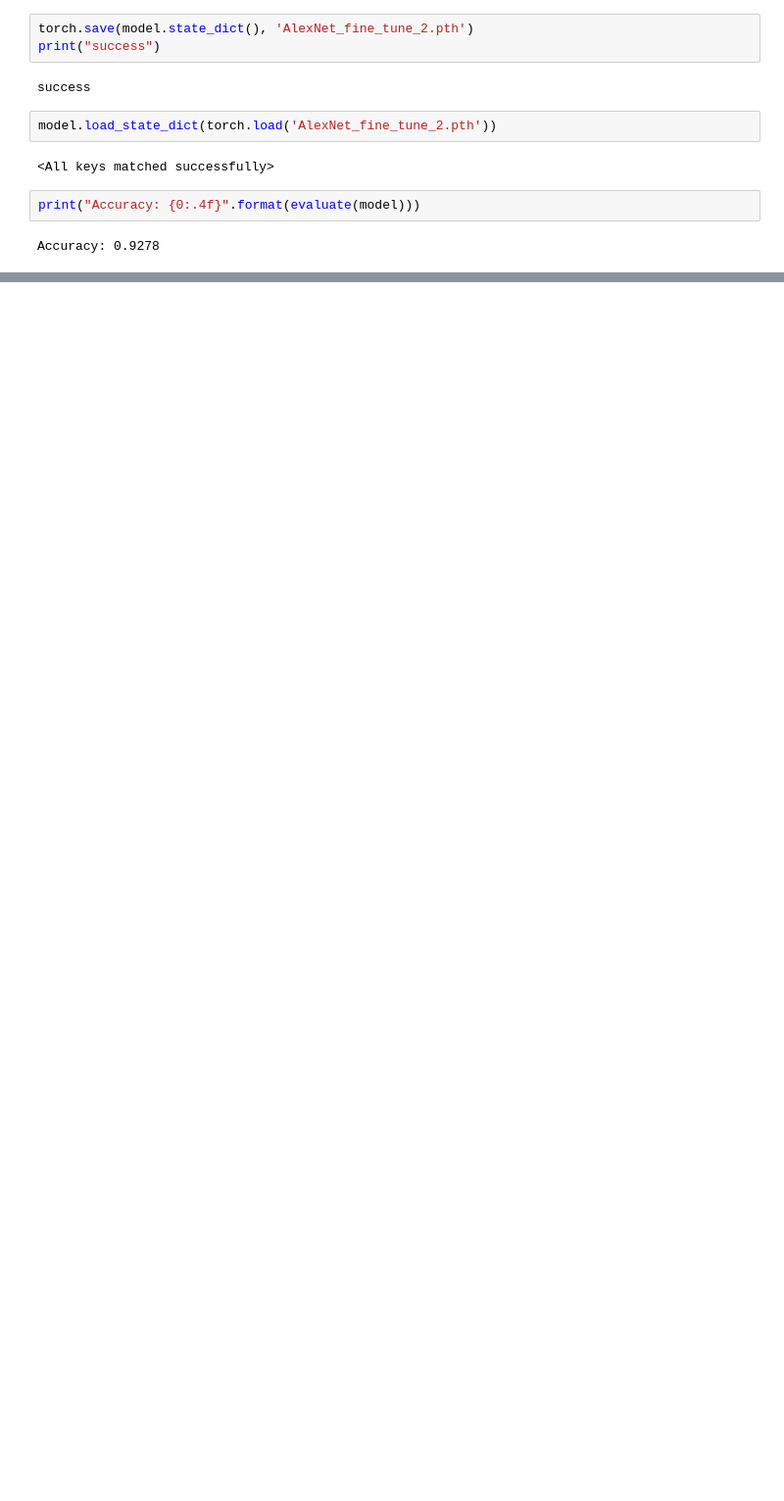
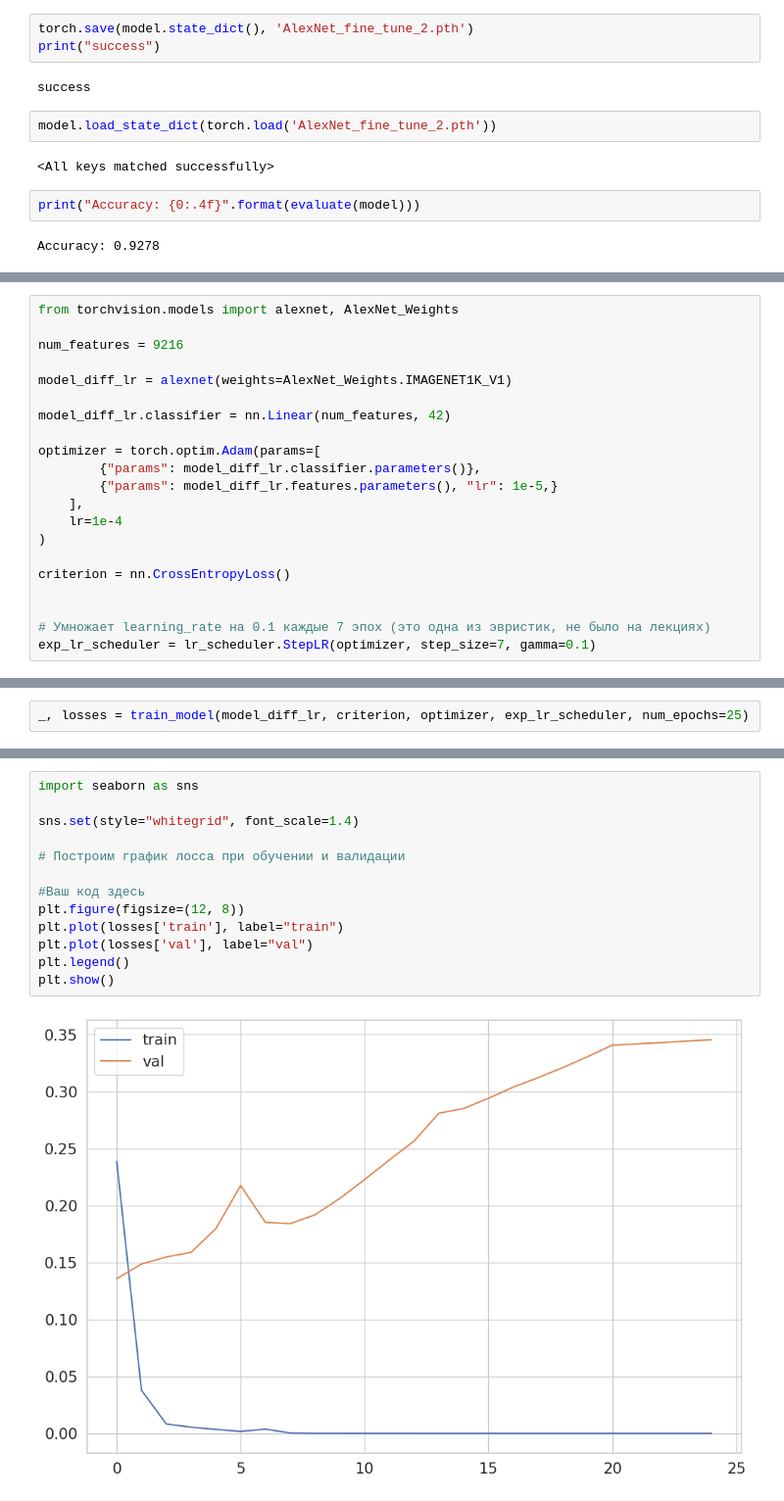
Before and after one commit to syurakshinps/MLDL, a Jupyter notebook: pinocchio.ipynb, the cells around one changed output, grey strips where cells are left out. Shown at 98% size. Saved outputs shown, nothing was run; the diff lists cells and outputs as text; blank space fills up the shorter version.

```diff
--- a/pinocchio.ipynb
+++ b/pinocchio.ipynb
@@ -414,0 +604,21 @@ drwxr-xr-x 2 root root     4096 Dec 15 14:38 .virtual_documents
+# %%
+from torchvision.models import alexnet, AlexNet_Weights
+
+num_features = 9216
+
+model_diff_lr = alexnet(weights=AlexNet_Weights.IMAGENET1K_V1)
+
+model_diff_lr.classifier = nn.Linear(num_features, 42)
+
+optimizer = torch.optim.Adam(params=[
+        {"params": model_diff_lr.classifier.parameters()},
+        {"params": model_diff_lr.features.parameters(), "lr": 1e-5,}
+    ],
+    lr=1e-4
+)
+
+criterion = nn.CrossEntropyLoss()
+
+
+# Умножает learning_rate на 0.1 каждые 7 эпох (это одна из эвристик, не было на лекциях)
+exp_lr_scheduler = lr_scheduler.StepLR(optimizer, step_size=7, gamma=0.1)
@@ -414,0 +647,2 @@ drwxr-xr-x 2 root root     4096 Dec 15 14:38 .virtual_documents
+# %%
+_, losses = train_model(model_diff_lr, criterion, optimizer, exp_lr_scheduler, num_epochs=25)
@@ -414,0 +652,15 @@ drwxr-xr-x 2 root root     4096 Dec 15 14:38 .virtual_documents
+# %%
+import seaborn as sns
+
+sns.set(style="whitegrid", font_scale=1.4)
+
+# Построим график лосса при обучении и валидации
+
+#Ваш код здесь
+plt.figure(figsize=(12, 8))
+plt.plot(losses['train'], label="train")
+plt.plot(losses['val'], label="val")
+plt.legend()
+plt.show()
+# %% [output]
+[figure, added]
```
Also changed, not shown: parts of 38 cells of this notebook.
